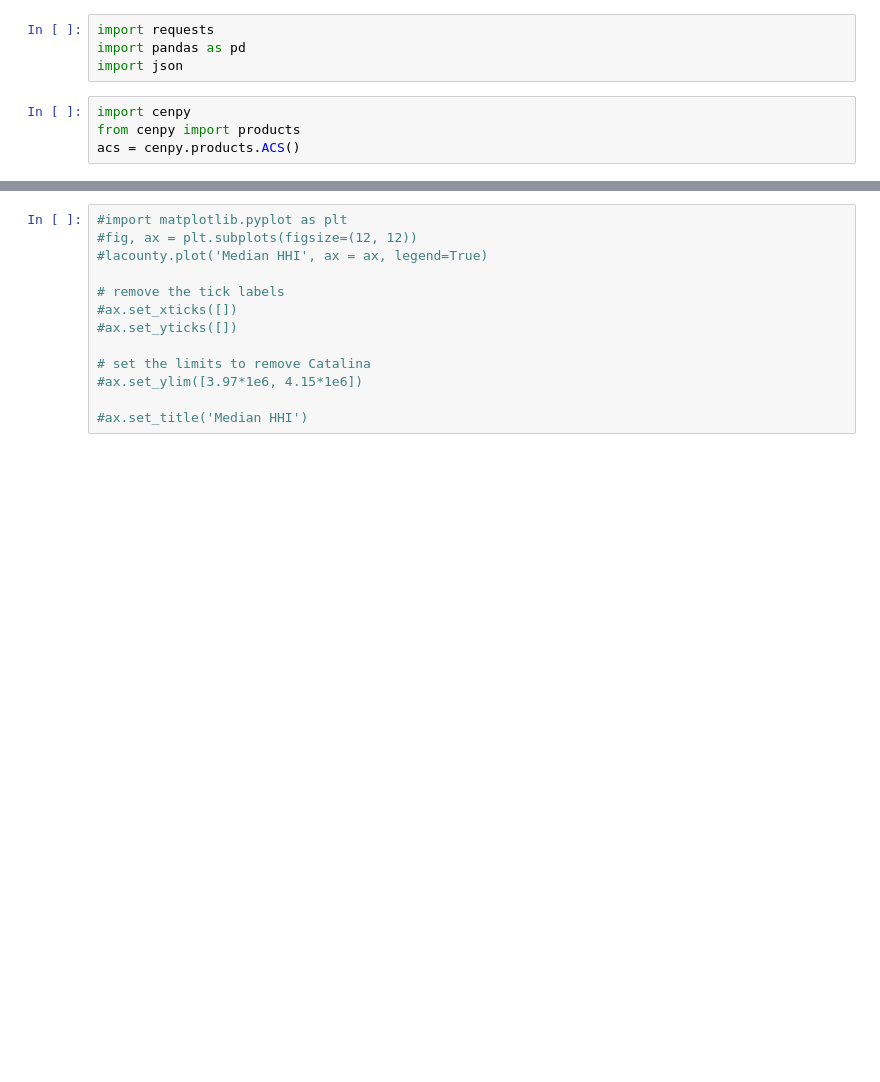
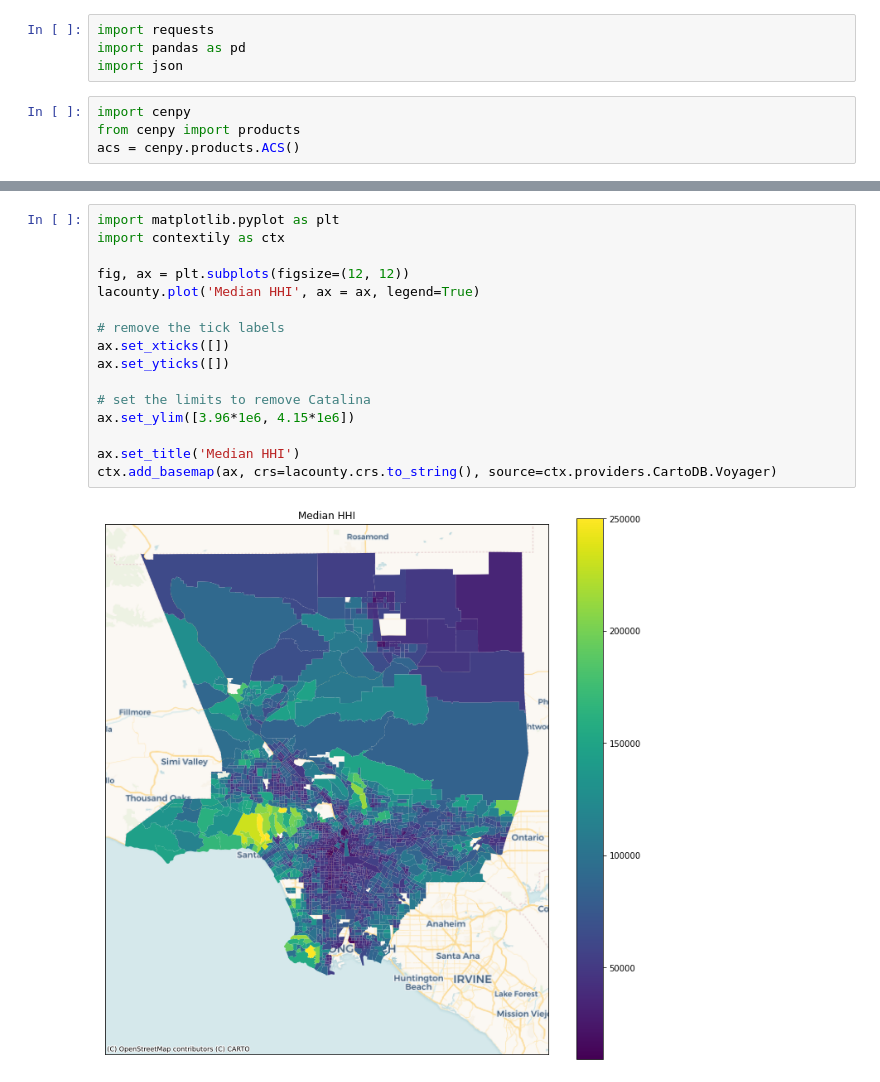
Before and after one commit to STReichert/Housing_Modeling, a Jupyter notebook: Census data.ipynb, the cells around one changed output, grey strips where cells are left out. Drawn from its saved outputs; the diff is of its cells as text; blank space fills up the shorter version.

```diff
--- a/Census data.ipynb
+++ b/Census data.ipynb
@@ -40,16 +40,21 @@ lacounty.head()
 | 3 | 06037576501 | POLYGON ((-13155945.260 3997937.8... | 2986.0 | 1674.0 | 36742.0 | Census Tract 5765.01, Los Angeles... | 06 | 037 | 576501 | 56.061621 | ... |
 | 4 | 06037576801 | POLYGON ((-13154364.520 3997746.1... | 4070.0 | 2462.0 | 49982.0 | Census Tract 5768.01, Los Angeles... | 06 | 037 | 576801 | 60.491400 | ... |
 # %%
-#import matplotlib.pyplot as plt
-#fig, ax = plt.subplots(figsize=(12, 12))
-#lacounty.plot('Median HHI', ax = ax, legend=True)
+import matplotlib.pyplot as plt
+import contextily as ctx
+
+fig, ax = plt.subplots(figsize=(12, 12))
+lacounty.plot('Median HHI', ax = ax, legend=True)
 
 # remove the tick labels
-#ax.set_xticks([])
-#ax.set_yticks([])
+ax.set_xticks([])
+ax.set_yticks([])
 
 # set the limits to remove Catalina
-#ax.set_ylim([3.97*1e6, 4.15*1e6])
+ax.set_ylim([3.96*1e6, 4.15*1e6])
 
-#ax.set_title('Median HHI')
+ax.set_title('Median HHI')
+ctx.add_basemap(ax, crs=lacounty.crs.to_string(), source=ctx.providers.CartoDB.Voyager)
+# %% [output]
+[figure, added]
 # %%
```
Also changed, not shown: parts of 1 cell of this notebook.
